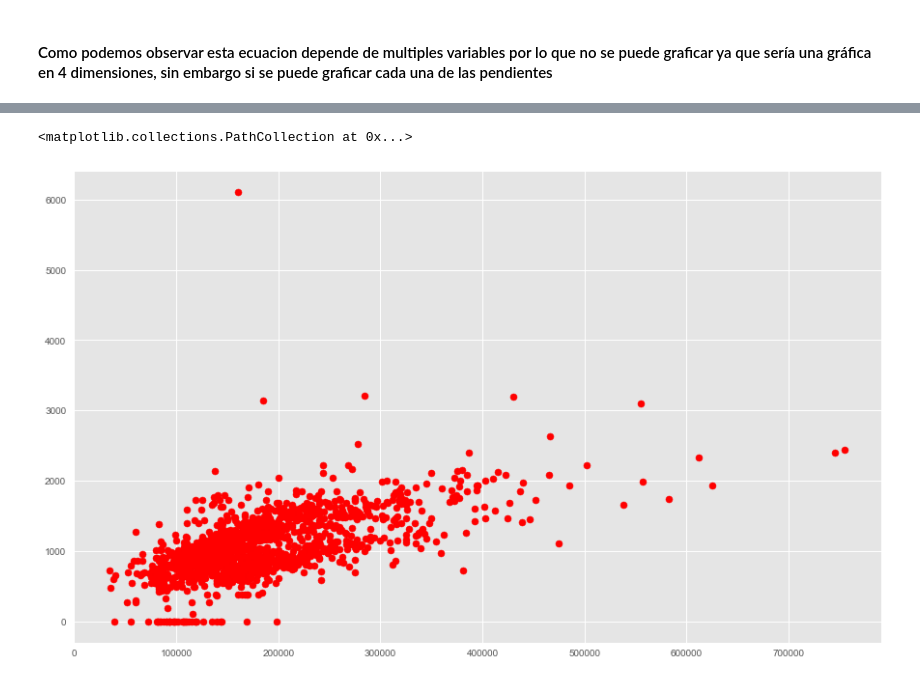
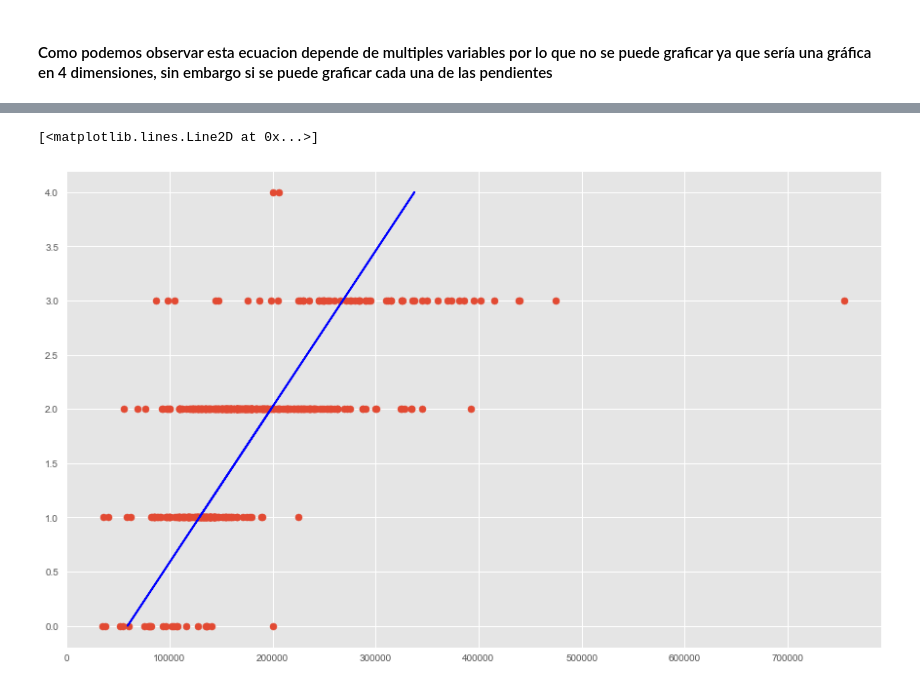
Before and after one commit to JJHH06/HT4LinearRegresionModels, a Jupyter notebook: HDT4.ipynb, the cells around one changed output, grey strips where cells are left out. Drawn from its saved outputs; the diff is of its cells as text; code cells hidden in the pictures.

```diff
--- a/HDT4.ipynb
+++ b/HDT4.ipynb
@@ -131,6 +120,24 @@ plt.scatter(data['SalePrice'], data['GarageArea'], color='red')
-# %%
-fig = plt.figure()
-plt.scatter(data['SalePrice'], data['TotalBsmtSF'], color='red')
-# %% [output]
-<matplotlib.collections.PathCollection at 0x...>
-[figure, removed]
+# %%
+# fig = plt.figure()
+# plt.scatter(data['SalePrice'], data['GarageArea'], color='red')
+
+
+fig = plt.figure()
+
+d = X_test['GarageCars'].values.reshape(-1,1)
+
+p_length = y_train.values.reshape(-1,1)
+p_length_t = y_test.values.reshape(-1,1)
+p_width = X_train['GarageCars'].values.reshape(-1,1)
+p_width_t = X_test['GarageCars'].values.reshape(-1,1)
+
+lm = LinearRegression()
+lm.fit(p_width, p_length)
+p_length_pred = lm.predict(d)
+
+
+plt.scatter(p_length_t,p_width_t)
+plt.plot(p_length_pred, p_width_t, color="blue")
+# %% [output]
+[<matplotlib.lines.Line2D at 0x...>]
+[figure, added]
```
Also changed, not shown: parts of 3 cells of this notebook.
